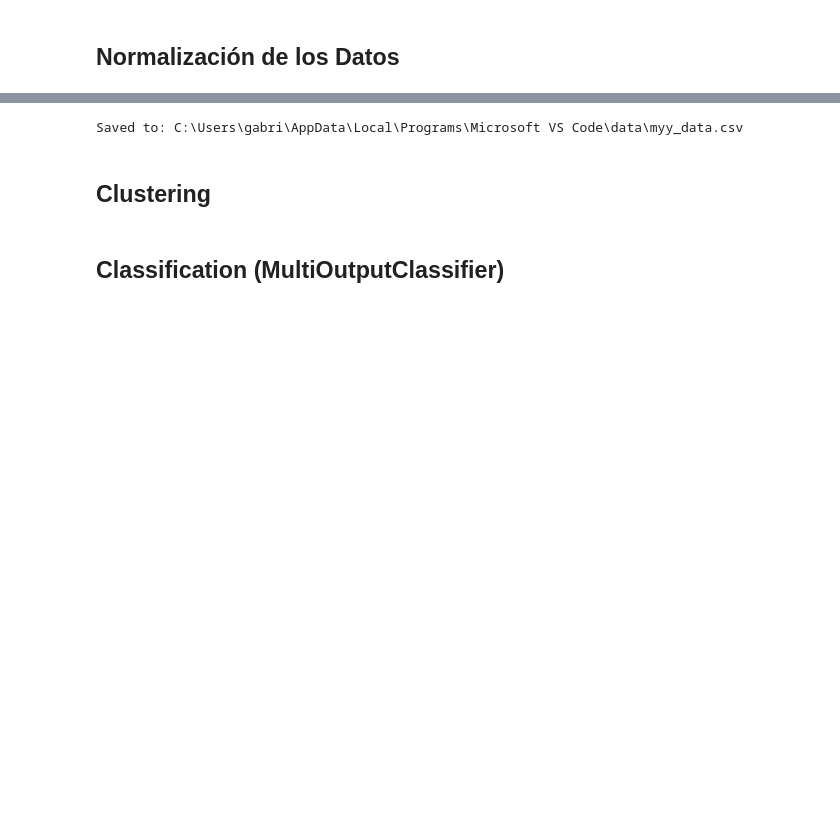
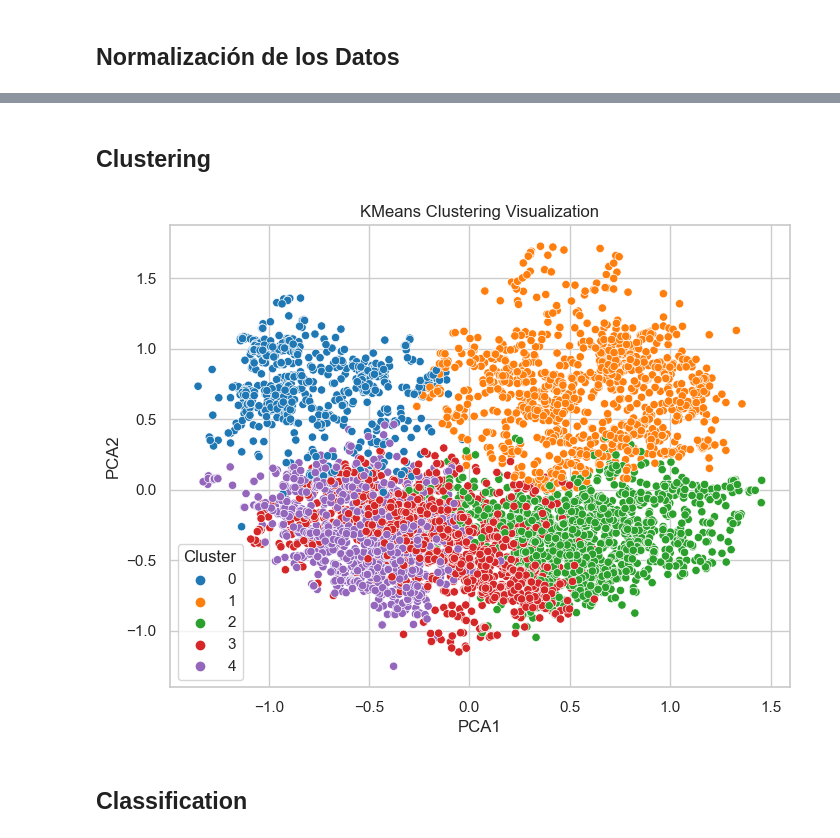
Before and after one commit to gabrielaaguiv5/ProjectI, a Jupyter notebook: notebooks/01_eda_overview.ipynb, the cells around one changed output, grey strips where cells are left out. Cells and saved outputs as stored; diff of their text form; code cells hidden in the pictures; blank space fills up the shorter version.

```diff
--- a/notebooks/01_eda_overview.ipynb
+++ b/notebooks/01_eda_overview.ipynb
@@ -566,3 +547,14 @@ Data for ML (5456, 33)
+# %%
+df = datos.drop(columns=['Unique user id'])
 # %%
-scaler = StandardScaler() # Método de normalización.
-df_scaled = pd.DataFrame(scaler.fit_transform(dfML), columns=dfML.columns) # Data normalizada para análisis.
+# Selección de características (excluyendo la columna 'City')
+features = df.columns.difference(['City'])
+
+# === Escalado para modelos de clasificación y regresión ===
+standard_scaler = StandardScaler()
+X_standardized = standard_scaler.fit_transform(df[features])
+
+# === Escalado para modelo de clustering (sin modificar df original) ===
+df_scaled = df.copy()
+minmax_scaler = MinMaxScaler()
+df_scaled[features] = minmax_scaler.fit_transform(df[features])
@@ -585,19 +561,21 @@ df_scaled
-# %%
-import os # Extrayendo una nueva versión de los datos, sin valores nulos e incluyendo las ciudades.
-
-os.makedirs('data', exist_ok=True)
-df_scaled.to_csv('data/myy_data.csv', index=False)
-
-file_path = os.path.abspath('data/myy_data.csv')
-print(f"Saved to: {file_path}")
-# %% [output]
-Saved to: C:\Users\gabri\AppData\Local\Programs\Microsoft VS Code\data\myy_data.csv
 # %% [markdown]
 ## Clustering
 # %%
-kmeans = KMeans(n_clusters=3, random_state=42)
-clusters = kmeans.fit_predict(df_scaled)
+X_cluster = df[features]
+kmeans = KMeans(n_clusters=5, random_state=42)
+df['Cluster'] = kmeans.fit_predict(X_cluster)
 
-df_scaled['cluster'] = clusters
+# Visualización de Clusters usando PCA
+pca = PCA(n_components=2)
+pca_result = pca.fit_transform(X_cluster)
+df['PCA1'] = pca_result[:, 0]
+df['PCA2'] = pca_result[:, 1]
+
+plt.figure(figsize=(8, 6))
+sns.scatterplot(data=df, x='PCA1', y='PCA2', hue='Cluster', palette='tab10')
+plt.title('KMeans Clustering Visualization')
+plt.show()
+# %% [output]
+[figure, added]
 # %% [markdown]
-## Classification (MultiOutputClassifier)
+## Classification
```
Also changed, not shown: parts of 26 cells of this notebook.
